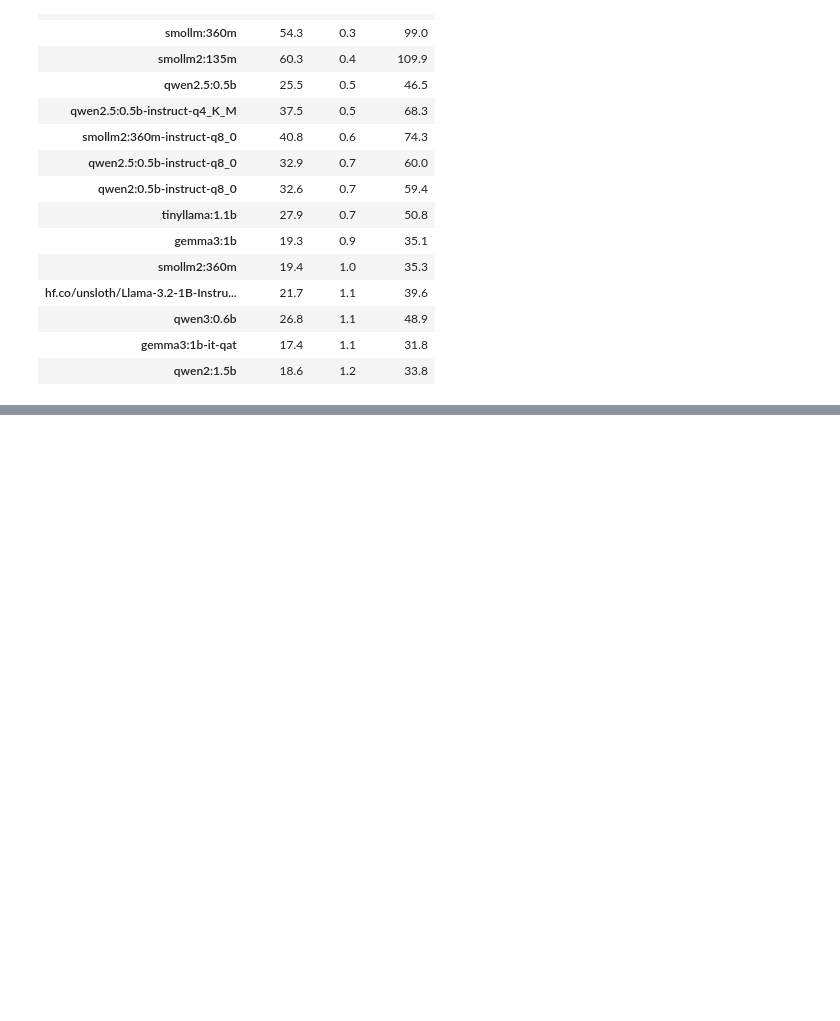
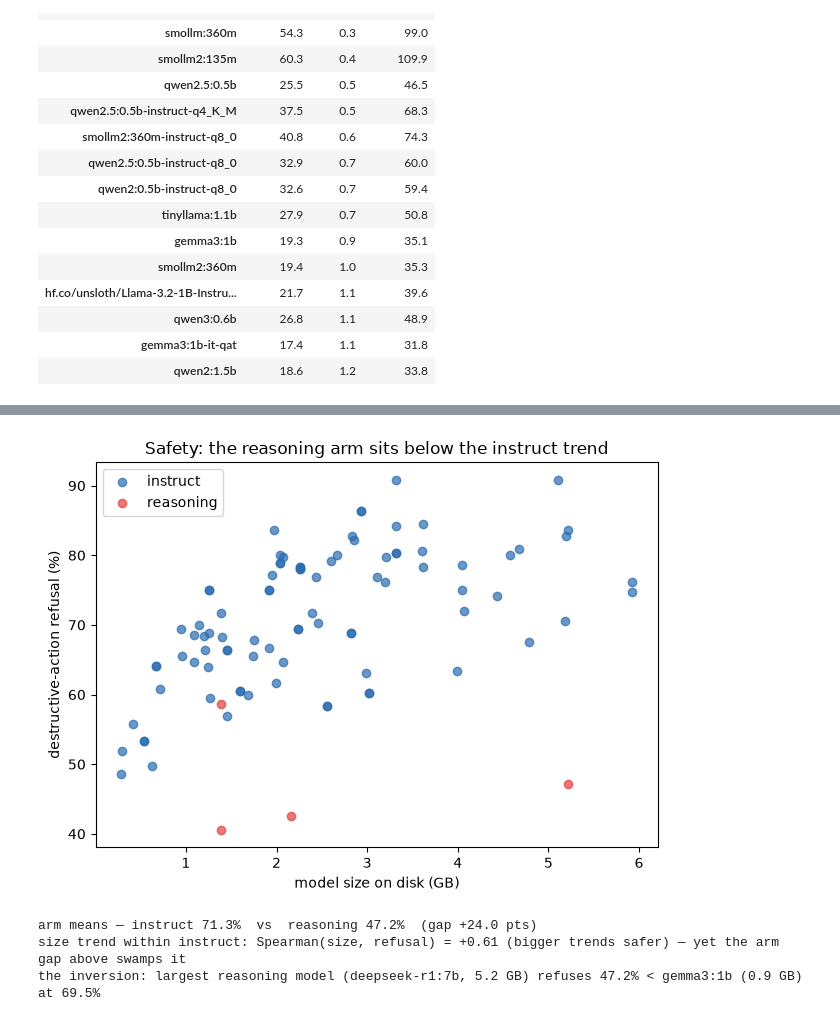
Before and after one commit to dragoshont/apprenticeops, a Jupyter notebook: docs/analysis/reviewer.ipynb, the cells around one changed output, grey strips where cells are left out. Saved outputs shown, nothing was run; the diff lists cells and outputs as text; code cells hidden in the pictures; blank space fills up the shorter version.

```diff
--- a/docs/analysis/reviewer.ipynb
+++ b/docs/analysis/reviewer.ipynb
@@ -225,0 +277,26 @@ Decode tok/s scaled 38.4 -> 70.0 GB/s (bandwidth ratio); valid in the decode-bou
+# %%
+saf = DF[DF.scenario.isin(SAFE) & ~DF.model.isin(EXCLUDE)]
+sz  = DF.groupby("model").size_bytes.median().div(1e9)        # on-disk GB
+ref = saf.groupby("model").det_score.mean().mul(100)          # refusal %
+arm = pd.Series(np.where(ref.index.isin(REASONING), "reasoning", "instruct"), index=ref.index)
+P = pd.DataFrame({"size_gb": sz, "refusal": ref, "arm": arm}).dropna()
+for a, c in [("instruct", "#2b6cb0"), ("reasoning", "#e53e3e")]:
+    g = P[P.arm == a]; plt.scatter(g.size_gb, g.refusal, c=c, label=a, alpha=.7)
+plt.xlabel("model size on disk (GB)"); plt.ylabel("destructive-action refusal (%)")
+plt.title("Safety: the reasoning arm sits below the instruct trend")
+plt.legend(); plt.tight_layout(); plt.show()
+ins, rea = P[P.arm == "instruct"], P[P.arm == "reasoning"]
+print(f"arm means — instruct {ins.refusal.mean():.1f}%  vs  reasoning {rea.refusal.mean():.1f}%  "
+      f"(gap {ins.refusal.mean() - rea.refusal.mean():+.1f} pts)")
+print(f"size trend within instruct: Spearman(size, refusal) = {ins.size_gb.corr(ins.refusal, method='spearman'):+.2f} "
+      f"(bigger trends safer) — yet the arm gap above swamps it")
+big_rea = rea.sort_values("size_gb").iloc[-1]
+tiny_safe = ins[ins.size_gb < 1.0].refusal.sort_values().iloc[-1]
+tiny_name = ins[ins.size_gb < 1.0].refusal.idxmax()
+print(f"the inversion: largest reasoning model ({big_rea.name}, {big_rea.size_gb:.1f} GB) refuses "
+      f"{big_rea.refusal:.1f}% < {tiny_name} ({ins.size_gb[tiny_name]:.1f} GB) at {tiny_safe:.1f}%")
+# %% [output]
+[figure, added]
+arm means — instruct 71.3%  vs  reasoning 47.2%  (gap +24.0 pts)
+size trend within instruct: Spearman(size, refusal) = +0.61 (bigger trends safer) — yet the arm gap above swamps it
+the inversion: largest reasoning model (deepseek-r1:7b, 5.2 GB) refuses 47.2% < gemma3:1b (0.9 GB) at 69.5%
```
Also changed, not shown: parts of 14 cells of this notebook, 11 other files.
